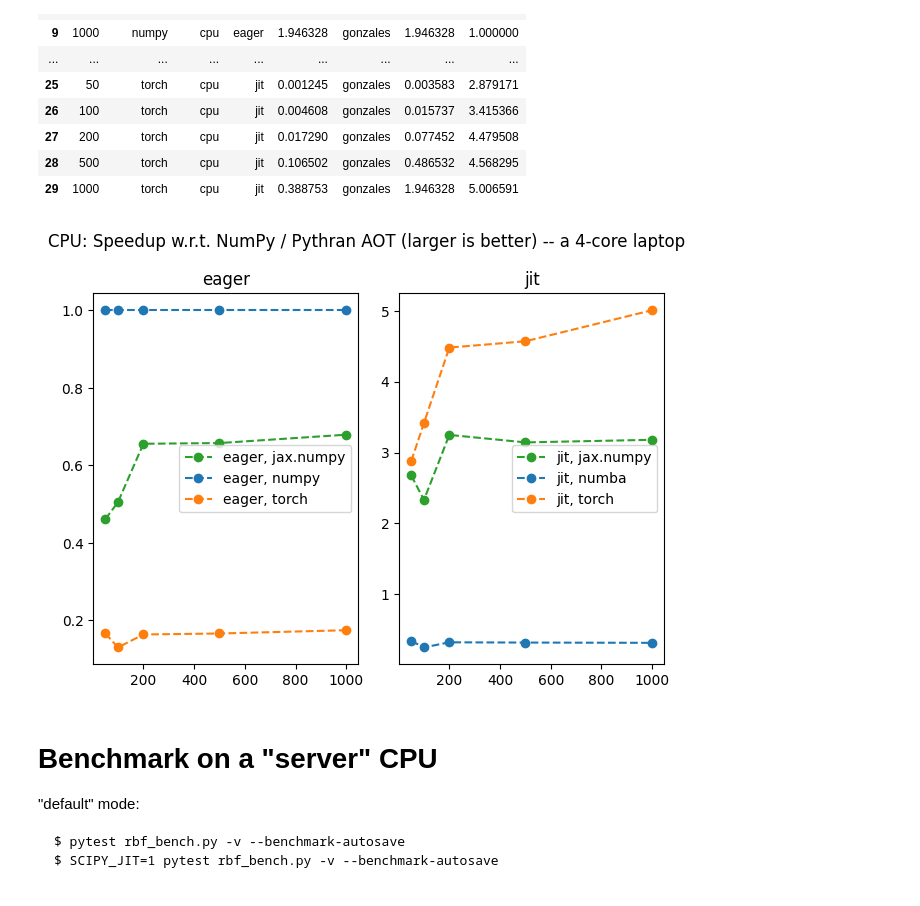
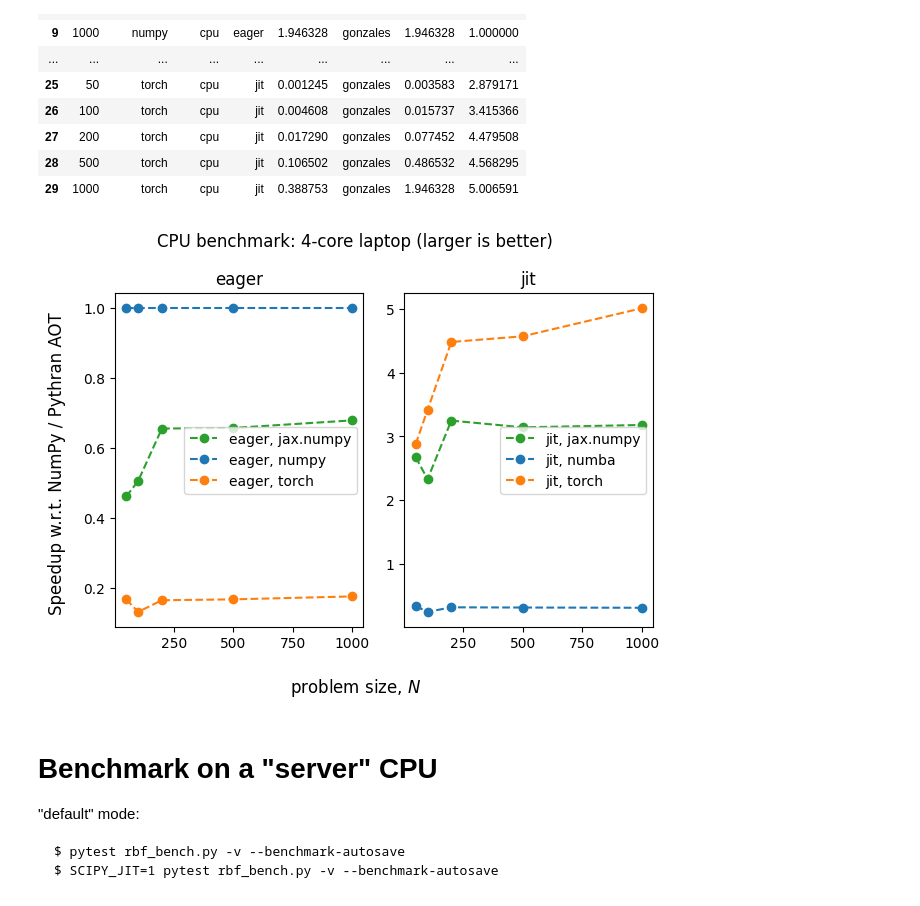
Before and after one commit to ev-br/bench_playground, a Jupyter notebook: viz.rbf.ipynb, the cells around one changed output. Saved outputs shown, nothing was run; the diff lists cells and outputs as text; code cells hidden in the pictures.

```diff
--- a/viz.rbf.ipynb
+++ b/viz.rbf.ipynb
@@ -182,27 +182,31 @@ def _color(backend):
     }[backend]
 # %%
 fig, ax = plt.subplots(1, 2)
-plt.suptitle("CPU: Speedup w.r.t. NumPy / Pythran AOT (larger is better) -- a 4-core laptop")
+plt.suptitle("CPU benchmark: 4-core laptop (larger is better)")
 
 df_cpu = df_[df_.device == "cpu"].reset_index(drop=True)
 
 grp_dict = df_cpu.groupby(["machine", "jit", "backend"]).groups
 for key, idx in grp_dict.items():
     this_df = df_cpu.iloc[idx]
 
     r = {"eager": 0, "jit": 1}[key[1]]
 
     ax[r].plot(this_df["N"], this_df["speedup"], 'o--', label=_label(f"{key[1]}, {key[2]}"), color=_color(key[2]))
 
 ax[0].legend()
 ax[1].legend()
 
 ax[0].set_title('eager')
 ax[1].set_title('jit')
 
+fig.supxlabel(r'problem size, $N$')
+fig.supylabel('Speedup w.r.t. NumPy / Pythran AOT')
+
 plt.tight_layout()
+plt.savefig('cpu_bench.png')
 # %% [output]
-[figure, old version]
+[figure, new version]
 # %% [markdown]
 # Benchmark on a "server" CPU
 
```
Also changed, not shown: parts of 3 cells of this notebook.
